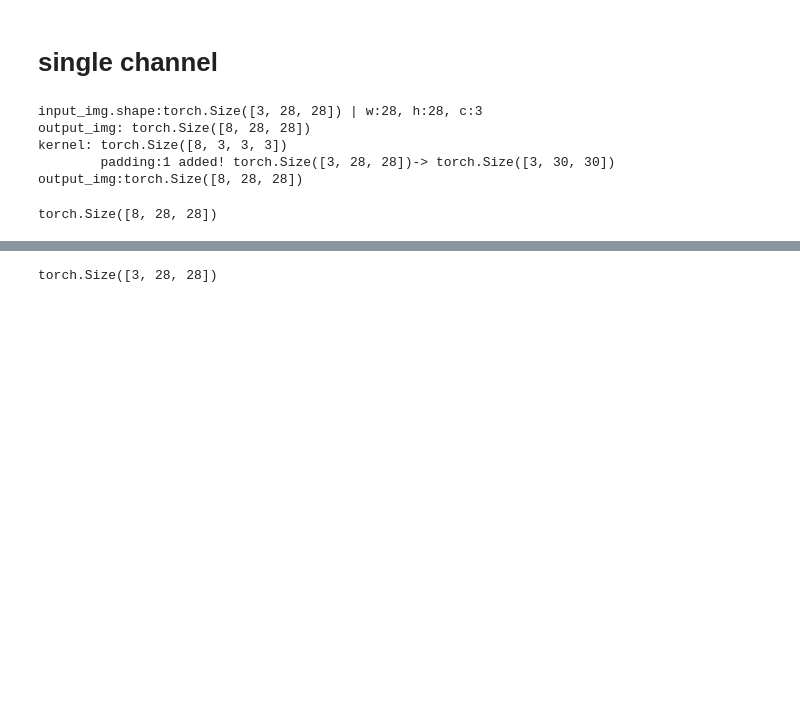
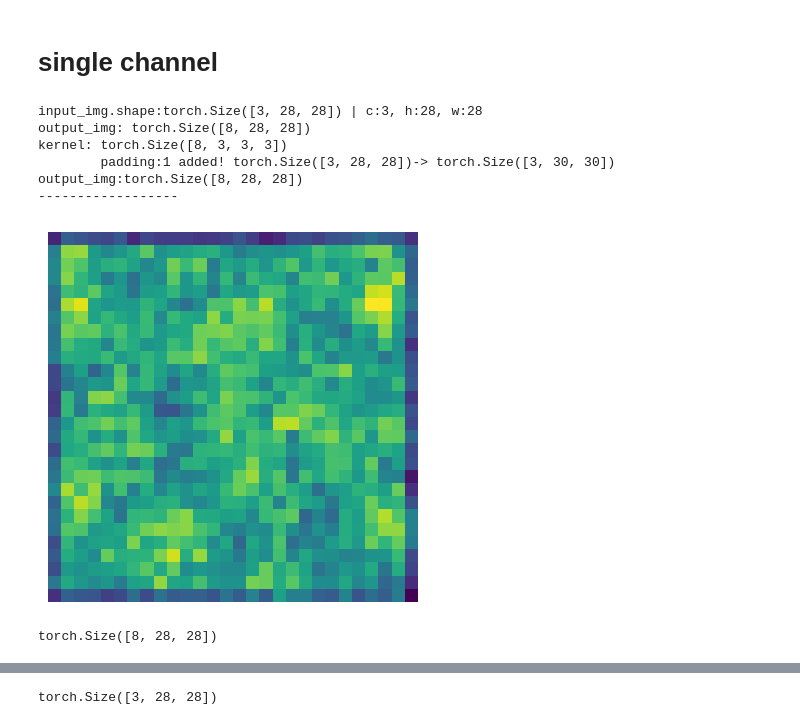
Before and after one commit to mzohaibnasir/fromScratch, a Jupyter notebook: 04_CNNfromScratch/main.ipynb, the cells around one changed output, grey strips where cells are left out. Cells and saved outputs as stored; diff of their text form; code cells hidden in the pictures; blank space fills up the shorter version.

```diff
--- a/04_CNNfromScratch/main.ipynb
+++ b/04_CNNfromScratch/main.ipynb
@@ -842,22 +842,25 @@ import torch
 
 
 
-
+import numpy as np
 
 # Function to display matrix values on the subplot
 def display_values(ax, matrix):
     # Check if the matrix is 3D
     if matrix.ndim == 3:
-        h, w, c = matrix.shape
+        c, h, w = matrix.shape  # Adjusted to handle (C, H, W) format
+        matrix = matrix.permute(1, 2, 0)  # Change (C, H, W) to (H, W, C)
         # Iterate through each channel
-        for k in range(c):
-            for i in range(h):
-                for j in range(w):
+        for i in range(h):
+            for j in range(w):
+                for k in range(c):
                     ax.text(j, i, f'{matrix[i, j, k]:.2f}', ha='center', va='center', color='red')
     else:
         # If the matrix is 2D, handle it directly
         for (i, j), val in np.ndenumerate(matrix):
             ax.text(j, i, f'{val:.2f}', ha='center', va='center', color='red')
+
+
 
 
 
@@ -885,8 +888,8 @@ def scalar_product(mat1, mat2):
 
 
 def convolve(input_img, kernel_size=3, padding = 0, stride=1, in_channels = 3, out_channels=3):
-    c, w, h = input_img.shape
-    print(f"input_img.shape:{input_img.shape} | w:{w}, h:{h}, c:{c}")
+    c, h, w = input_img.shape
+    print(f"input_img.shape:{input_img.shape} | c:{c}, h:{h}, w:{w}")
     kernels = torch.rand(out_channels, in_channels, kernel_size, kernel_size)
     output_height = (h - kernel_size + 2 * padding) // stride + 1
     output_width = (w - kernel_size + 2 * padding) // stride + 1
@@ -900,11 +903,7 @@ def convolve(input_img, kernel_size=3, padding = 0, stride=1, in_channels = 3, o
 
     if padding:
 
-            # print(input_img.shape,w,h,c)
-
             new_img = torch.zeros((in_channels, h + 2 * padding, w + 2 * padding))
-
-
             new_img[:, padding:-padding, padding:-padding] = input_img
             print(f"\tpadding:{padding} added! {input_img.shape}-> {new_img.shape}")
             input_img = new_img
@@ -912,49 +911,67 @@ def convolve(input_img, kernel_size=3, padding = 0, stride=1, in_channels = 3, o
     print(f"output_img:{output_img.shape}")
 
 
-    for channel in range(0, output_img.shape[0]): #channel
-
+    for out_channel in range(0, output_img.shape[0]): #channel
         for row in range(0, output_img.shape[1], stride): #rows
-
             for col in range(0, output_img.shape[2], stride): # cols
                 # Sum the convolution of each channel with the corresponding sub-kernel
+                # elementwise multiplication of  3*3*3 kernel with sliced 3*3*3 of input_img
 
-                # multiply 3*3*3 kernel with sliced 3*3*3 of input_img
+                for in_channel in range(in_channels):
+                    # self.input_img
+                    output_img[out_channel, row, col] += scalar_product(
+                        input_img[in_channel, row :row+kernel_size, col:col+kernel_size],
+                        kernels[out_channel, in_channel, :, :]
+                        )
+                    # print(f"output_img[{out_channel}, {row}, {col}]:{output_img[out_channel, row, col]} | in_channel: {in_channel} ; out_channel: {out_channel}")
 
-
-
-
-
-                # self.input_img
-                output_img[channel, row, col] = scalar_product(input_img[:, row :row+kernel_size, col:col+kernel_size], kernels[channel] )
-                # print(f"kernel{channel}:{kernels[channel].shape}")
-                # print(col)
+                    # print(f"kernel{channel}:{kernels[channel].shape}")
+                    # print(col)
 
         # plt.imshow(output_img)
         # plt.axis(False)
         # plt.show()
     return output_img
 
 
 
 
 
 kernel_size = 3
 padding = 1
-stride =1
+stride = 1
 input_img = torch.rand(3, 28, 28)
 # print(input_img.shape)
 
 in_channels = 3
 out_channels= 8
 
 output_image = convolve(input_img, kernel_size, padding, stride, in_channels, out_channels)
+
+# plt.imshow()
+# plt.show()
+# output_image.shape
+
+print("------------------")
+# print(output_image.shape)
+# output_image = output_image.permute(1,2,0)[:,:,0]
+# print(output_image.shape)
+# # output_image[:2]
+# output_image = output_image[:,:,0]
+# print(output_image.shape)
+
+
+plt.imshow(output_image.permute(1,2,0)[:,:,0])
+plt.axis(False)
+plt.show()
 output_image.shape
 # %% [output]
-input_img.shape:torch.Size([3, 28, 28]) | w:28, h:28, c:3
+input_img.shape:torch.Size([3, 28, 28]) | c:3, h:28, w:28
 output_img: torch.Size([8, 28, 28])
 kernel: torch.Size([8, 3, 3, 3])
         padding:1 added! torch.Size([3, 28, 28])-> torch.Size([3, 30, 30])
 output_img:torch.Size([8, 28, 28])
+------------------
+[figure, added]
 torch.Size([8, 28, 28])
 # %%
```
Also changed, not shown: parts of 3 cells of this notebook.
